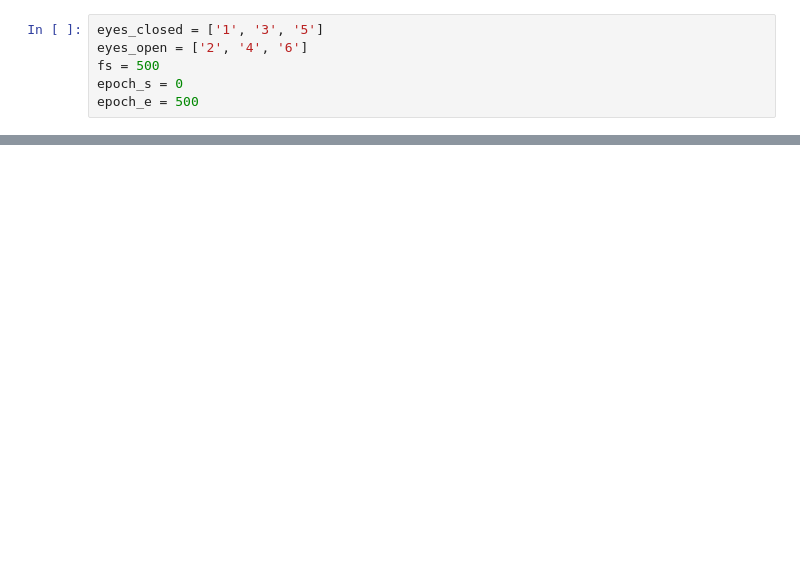
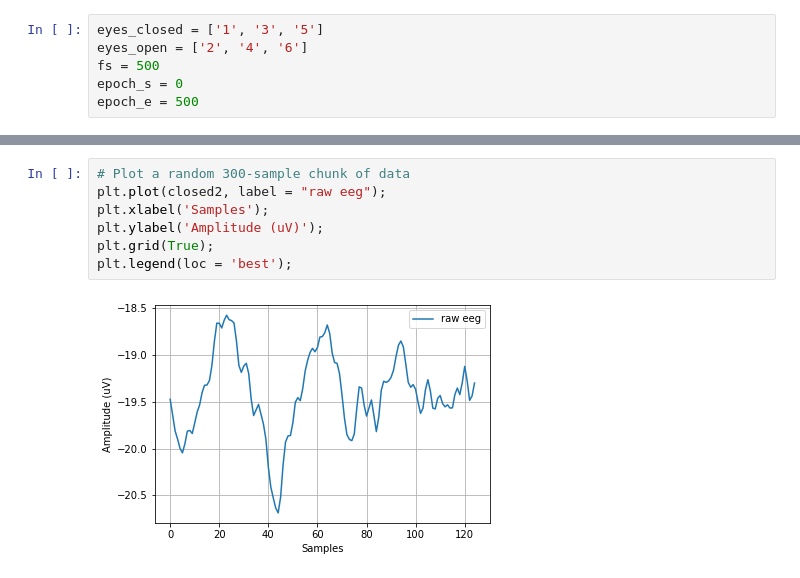
Before and after one commit to m1kwok/COGS189_Final_Project, a Jupyter notebook: Data_Filtering.ipynb, the cells around one changed output, grey strips where cells are left out. Cells and saved outputs as stored; diff of their text form; blank space fills up the shorter version.

```diff
--- a/Data_Filtering.ipynb
+++ b/Data_Filtering.ipynb
@@ -168 +117,10 @@ closed_data
+# %%
+# Plot a random 300-sample chunk of data
+plt.plot(closed2, label = "raw eeg");
+plt.xlabel('Samples');
+plt.ylabel('Amplitude (uV)');
+plt.grid(True);
+plt.legend(loc = 'best');
+# %% [output]
+[figure, added]
 # %%
```
Also changed, not shown: parts of 20 cells of this notebook.
